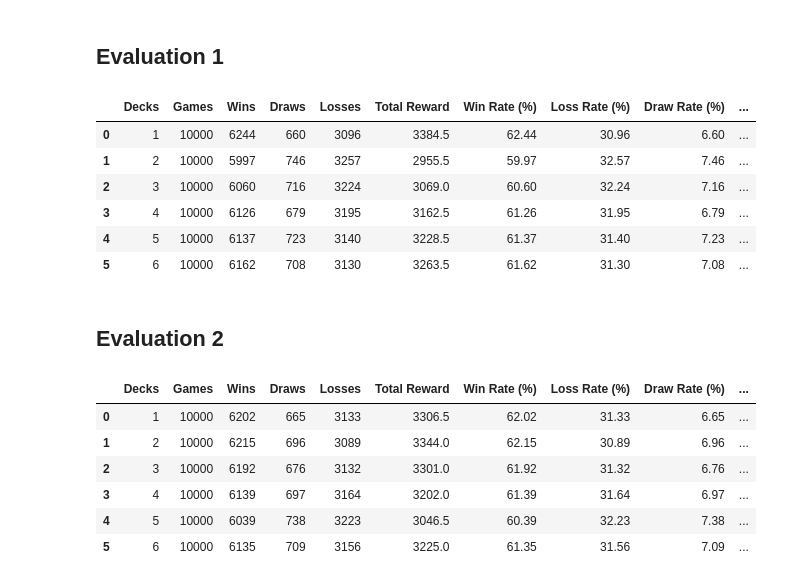
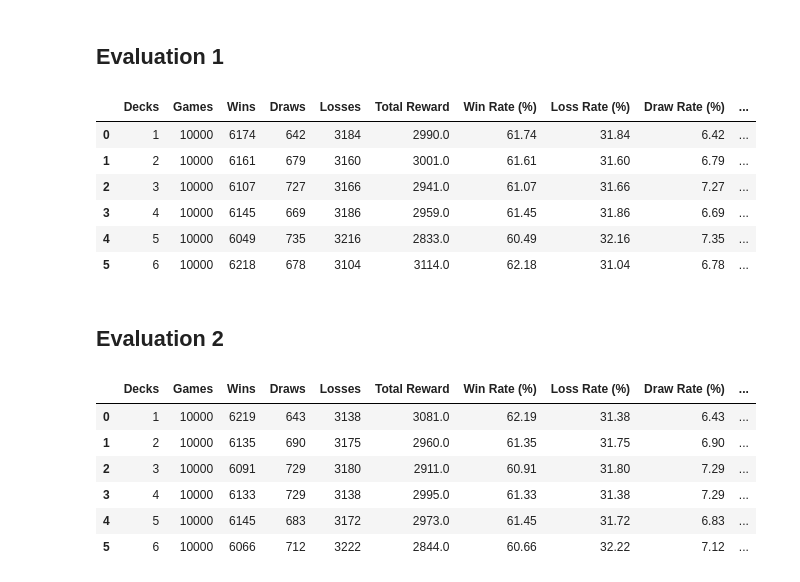
Before and after one commit to AHansViary/Blackjack-Simulation, a Jupyter notebook: Experiment-Complex/traditional.ipynb, the cells around one changed output. Saved outputs shown, nothing was run; the diff lists cells and outputs as text; code cells hidden in the pictures.

```diff
--- a/Experiment-Complex/traditional.ipynb
+++ b/Experiment-Complex/traditional.ipynb
@@ -251,7 +251,7 @@ num_games = 10_000
 num_decks = 6
 
 for num_deck in range(1, num_decks + 1):
-    env = BlackjackEnv(numdecks=num_deck, natural=True)
+    env = BlackjackEnv(numdecks=num_deck, natural=False)
 
     wins = 0
     losses = 0
@@ -342,7 +342,7 @@ num_games = 10_000
 num_decks = 6
 
 for num_deck in range(1, num_decks + 1):
-    env = BlackjackEnv(numdecks=num_deck, natural=True)
+    env = BlackjackEnv(numdecks=num_deck, natural=False)
 
     money = 100
     wins = 0
@@ -486,7 +486,7 @@ num_games = 10_000
 num_decks = 6
 
 for num_deck in range(1, num_decks + 1):
-    env = BlackjackEnv(numdecks=num_deck, natural=True)
+    env = BlackjackEnv(numdecks=num_deck, natural=False)
 
     wins = 0
     losses = 0
@@ -530,39 +530,39 @@ for num_deck in range(1, num_decks + 1):
             obs, reward, done, _ = env.step(action)
 
             if done:
                 total_reward += reward
                 if reward > 0:
                     wins += 1
                 elif reward < 0:
                     losses += 1
                 else:
                     draws += 1
 
     # Store results
     results.append({
         "Decks": num_deck,
         "Games": num_games,
         "Wins": wins,
         "Draws": draws,
         "Losses": losses,
         "Total Reward": total_reward,
         "Win Rate (%)": round((wins / num_games) * 100, 4),
         "Loss Rate (%)": round((losses / num_games) * 100, 4),
         "Draw Rate (%)": round((draws / num_games) * 100, 4),
         "Average Reward": round(total_reward / num_games, 4)
     })
 
 # Convert to DataFrame
 df_simple_1 = pd.DataFrame(results)
 df_simple_1
 # %% [output]
 |  | Decks | Games | Wins | Draws | Losses | Total Reward | Win Rate (%) | Loss Rate (%) | Draw Rate (%) | ... |
-| 0 | 1 | 10000 | 6244 | 660 | 3096 | 3384.5 | 62.44 | 30.96 | 6.60 | ... |
-| 1 | 2 | 10000 | 5997 | 746 | 3257 | 2955.5 | 59.97 | 32.57 | 7.46 | ... |
-| 2 | 3 | 10000 | 6060 | 716 | 3224 | 3069.0 | 60.60 | 32.24 | 7.16 | ... |
-| 3 | 4 | 10000 | 6126 | 679 | 3195 | 3162.5 | 61.26 | 31.95 | 6.79 | ... |
-| 4 | 5 | 10000 | 6137 | 723 | 3140 | 3228.5 | 61.37 | 31.40 | 7.23 | ... |
-| 5 | 6 | 10000 | 6162 | 708 | 3130 | 3263.5 | 61.62 | 31.30 | 7.08 | ... |
+| 0 | 1 | 10000 | 6174 | 642 | 3184 | 2990.0 | 61.74 | 31.84 | 6.42 | ... |
+| 1 | 2 | 10000 | 6161 | 679 | 3160 | 3001.0 | 61.61 | 31.60 | 6.79 | ... |
+| 2 | 3 | 10000 | 6107 | 727 | 3166 | 2941.0 | 61.07 | 31.66 | 7.27 | ... |
+| 3 | 4 | 10000 | 6145 | 669 | 3186 | 2959.0 | 61.45 | 31.86 | 6.69 | ... |
+| 4 | 5 | 10000 | 6049 | 735 | 3216 | 2833.0 | 60.49 | 32.16 | 7.35 | ... |
+| 5 | 6 | 10000 | 6218 | 678 | 3104 | 3114.0 | 62.18 | 31.04 | 6.78 | ... |
 # %% [markdown]
 ## Evaluation 2
 # %%
@@ -577,7 +577,7 @@ num_games = 10_000
 num_decks = 6
 
 for num_deck in range(1, num_decks + 1):
-    env = BlackjackEnv(numdecks=num_deck, natural=True)
+    env = BlackjackEnv(numdecks=num_deck, natural=False)
 
     money = 100
     wins = 0
@@ -656,9 +656,9 @@ df_simple_2 = pd.DataFrame(results)
 df_simple_2
 # %% [output]
 |  | Decks | Games | Wins | Draws | Losses | Total Reward | Win Rate (%) | Loss Rate (%) | Draw Rate (%) | ... |
-| 0 | 1 | 10000 | 6202 | 665 | 3133 | 3306.5 | 62.02 | 31.33 | 6.65 | ... |
-| 1 | 2 | 10000 | 6215 | 696 | 3089 | 3344.0 | 62.15 | 30.89 | 6.96 | ... |
-| 2 | 3 | 10000 | 6192 | 676 | 3132 | 3301.0 | 61.92 | 31.32 | 6.76 | ... |
-| 3 | 4 | 10000 | 6139 | 697 | 3164 | 3202.0 | 61.39 | 31.64 | 6.97 | ... |
-| 4 | 5 | 10000 | 6039 | 738 | 3223 | 3046.5 | 60.39 | 32.23 | 7.38 | ... |
-| 5 | 6 | 10000 | 6135 | 709 | 3156 | 3225.0 | 61.35 | 31.56 | 7.09 | ... |
+| 0 | 1 | 10000 | 6219 | 643 | 3138 | 3081.0 | 62.19 | 31.38 | 6.43 | ... |
+| 1 | 2 | 10000 | 6135 | 690 | 3175 | 2960.0 | 61.35 | 31.75 | 6.90 | ... |
+| 2 | 3 | 10000 | 6091 | 729 | 3180 | 2911.0 | 60.91 | 31.80 | 7.29 | ... |
+| 3 | 4 | 10000 | 6133 | 729 | 3138 | 2995.0 | 61.33 | 31.38 | 7.29 | ... |
+| 4 | 5 | 10000 | 6145 | 683 | 3172 | 2973.0 | 61.45 | 31.72 | 6.83 | ... |
+| 5 | 6 | 10000 | 6066 | 712 | 3222 | 2844.0 | 60.66 | 32.22 | 7.12 | ... |
```
Also changed, not shown: parts of 2 cells of this notebook.
